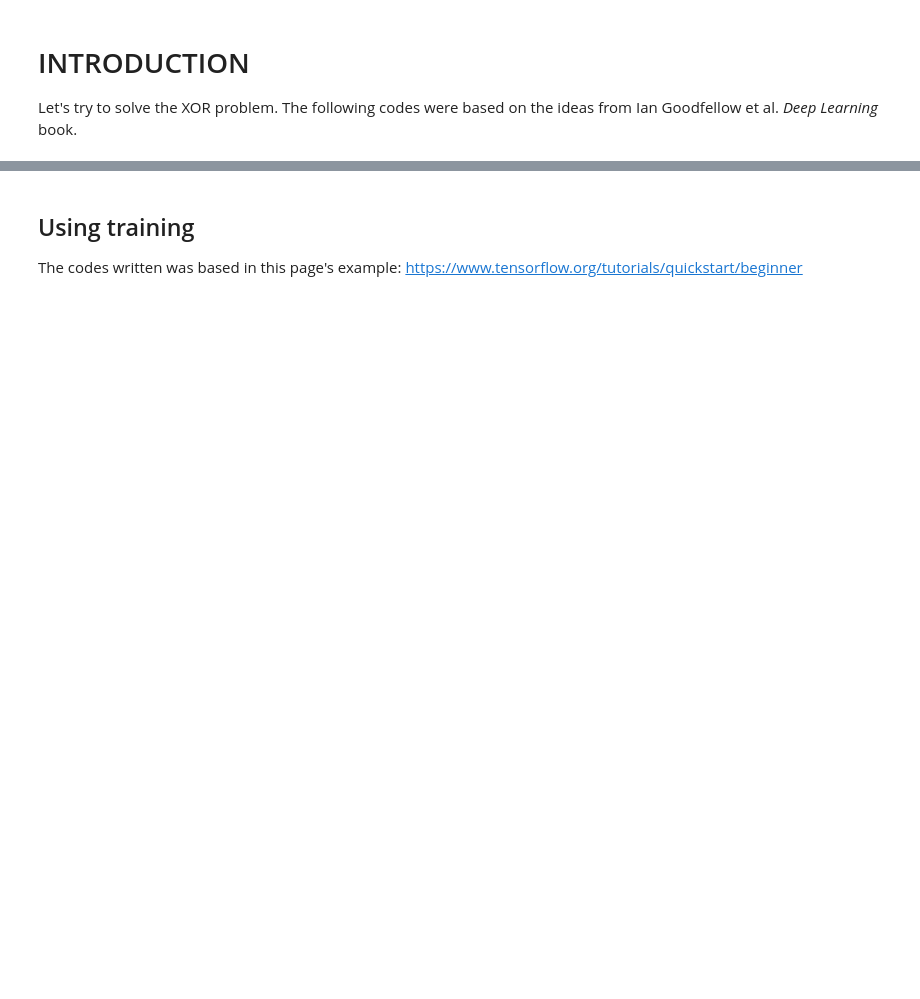
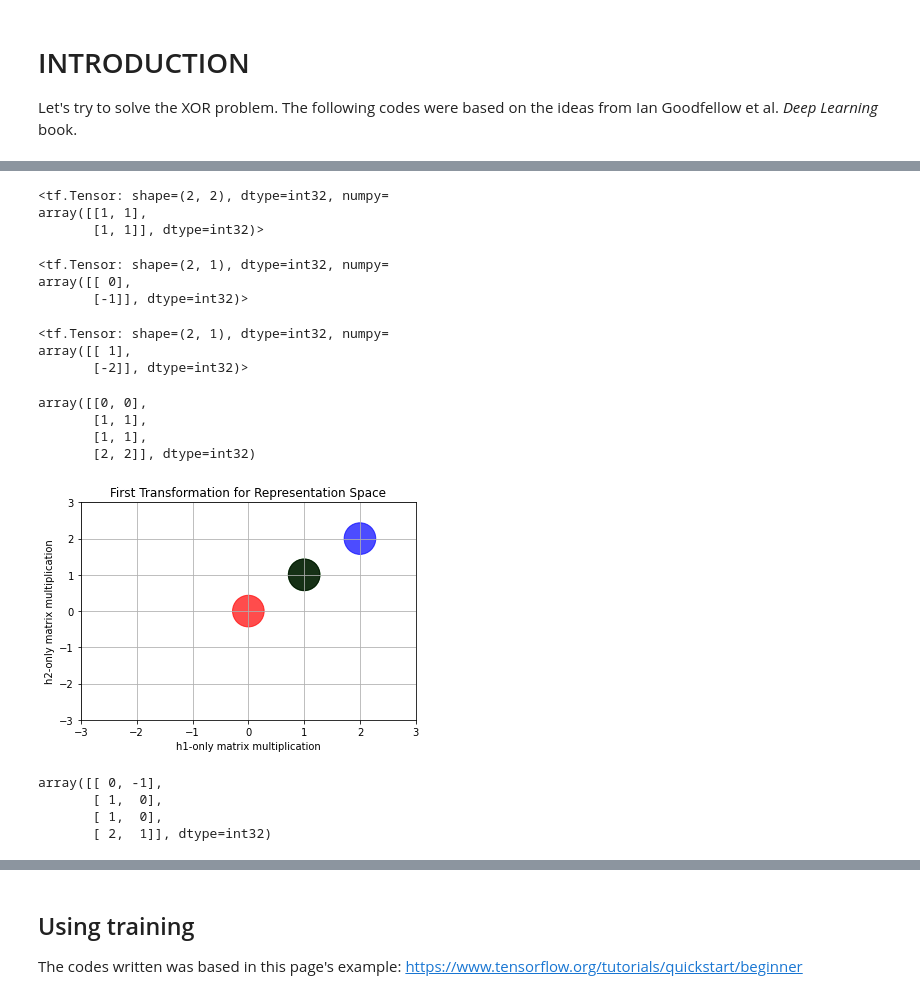
Before and after one commit to mtxslv/StudyingMachineLearning, a Jupyter notebook: UCLandDeepMind/xor_neural_net.ipynb, the cells around one changed output, grey strips where cells are left out. Saved outputs shown, nothing was run; the diff lists cells and outputs as text; code cells hidden in the pictures; blank space fills up the shorter version.

```diff
--- a/UCLandDeepMind/xor_neural_net.ipynb
+++ b/UCLandDeepMind/xor_neural_net.ipynb
@@ -4,0 +70,52 @@ Let's try to solve the XOR problem. The following codes were based on the ideas
+# %%
+# Weight matrix (from input dimension to hidden layer representation)
+W = tf.constant([1,1,1,1],shape=[2,2])
+W
+# %% [output]
+<tf.Tensor: shape=(2, 2), dtype=int32, numpy=
+array([[1, 1],
+       [1, 1]], dtype=int32)>
+# %%
+# bias vector in hidden layer representation
+c = tf.constant([0,-1],shape=[2,1])
+c
+# %% [output]
+<tf.Tensor: shape=(2, 1), dtype=int32, numpy=
+array([[ 0],
+       [-1]], dtype=int32)>
+# %%
+# weight vector (linear transformation from hidden layer representation to output dimension)
+w = tf.constant([1,-2],shape=[2,1])
+w
+
+# we suppose output dimension's bias is zero (b = 0)
+# %% [output]
+<tf.Tensor: shape=(2, 1), dtype=int32, numpy=
+array([[ 1],
+       [-2]], dtype=int32)>
+# %%
+# to multiply X by W, the X matrix must be turned into an int32 tensor
+
+matrix_product = tf.linalg.matmul( tf.constant(X,dtype='int32'), W)
+matrix_product.numpy()
+# %% [output]
+array([[0, 0],
+       [1, 1],
+       [1, 1],
+       [2, 2]], dtype=int32)
+# %%
+#plotting result
+my_plot(matrix_product.numpy()[:,0],matrix_product.numpy()[:,1],
+        my_x_lim,my_y_lim,"First Transformation for Representation Space","h1-only matrix multiplication", "h2-only matrix multiplication")
+# %% [output]
+[figure, added]
+# %%
+# to addition properly, transpose c and create a 4x2 matrix repeating the rows
+
+sum = tf.math.add(tf.broadcast_to(tf.transpose(c),[4,2]),matrix_product)
+sum.numpy()
+# %% [output]
+array([[ 0, -1],
+       [ 1,  0],
+       [ 1,  0],
+       [ 2,  1]], dtype=int32)
```
Also changed, not shown: parts of 26 cells of this notebook.
